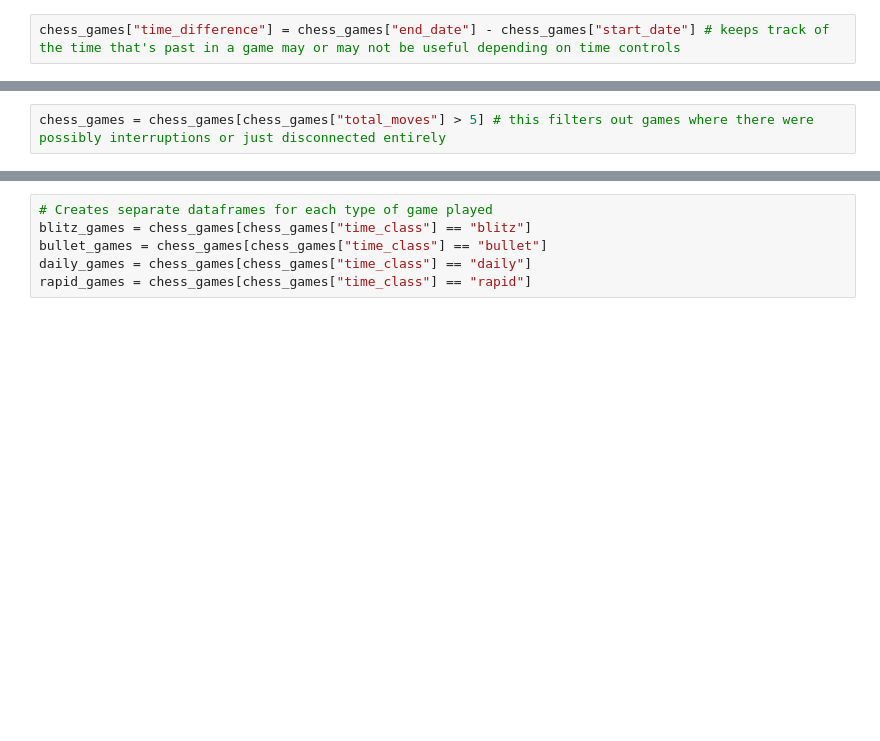
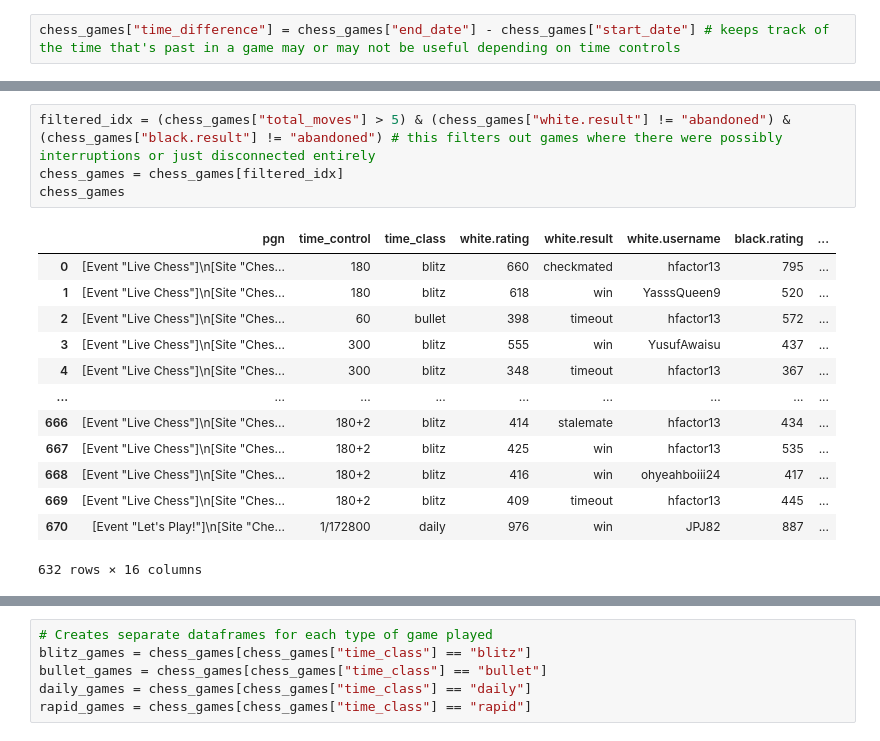
Before and after one commit to hfactor13/MyChessGames, a Jupyter notebook: chess_analysis.ipynb, the cells around one changed output, grey strips where cells are left out. Drawn from its saved outputs; the diff is of its cells as text; blank space fills up the shorter version.

```diff
--- a/chess_analysis.ipynb
+++ b/chess_analysis.ipynb
@@ -254,4 +251,20 @@ chess_games[["start_date", "end_date"]] # double checking format of start and en
 671 rows × 2 columns
 # %%
-chess_games = chess_games[chess_games["total_moves"] > 5] # this filters out games where there were possibly interruptions or just disconnected entirely
+filtered_idx = (chess_games["total_moves"] > 5) & (chess_games["white.result"] != "abandoned") & (chess_games["black.result"] != "abandoned") # this filters out games where there were possibly interruptions or just disconnected entirely
+chess_games = chess_games[filtered_idx]
+chess_games
+# %% [output]
+|  | pgn | time_control | time_class | white.rating | white.result | white.username | black.rating | ... |
+| 0 | [Event "Live Chess"]\n[Site "Ches... | 180 | blitz | 660 | checkmated | hfactor13 | 795 | ... |
+| 1 | [Event "Live Chess"]\n[Site "Ches... | 180 | blitz | 618 | win | YasssQueen9 | 520 | ... |
+| 2 | [Event "Live Chess"]\n[Site "Ches... | 60 | bullet | 398 | timeout | hfactor13 | 572 | ... |
+| 3 | [Event "Live Chess"]\n[Site "Ches... | 300 | blitz | 555 | win | YusufAwaisu | 437 | ... |
+| 4 | [Event "Live Chess"]\n[Site "Ches... | 300 | blitz | 348 | timeout | hfactor13 | 367 | ... |
+| ... | ... | ... | ... | ... | ... | ... | ... | ... |
+| 666 | [Event "Live Chess"]\n[Site "Ches... | 180+2 | blitz | 414 | stalemate | hfactor13 | 434 | ... |
+| 667 | [Event "Live Chess"]\n[Site "Ches... | 180+2 | blitz | 425 | win | hfactor13 | 535 | ... |
+| 668 | [Event "Live Chess"]\n[Site "Ches... | 180+2 | blitz | 416 | win | ohyeahboiii24 | 417 | ... |
+| 669 | [Event "Live Chess"]\n[Site "Ches... | 180+2 | blitz | 409 | timeout | hfactor13 | 445 | ... |
+| 670 | [Event "Let's Play!"]\n[Site "Che... | 1/172800 | daily | 976 | win | JPJ82 | 887 | ... |
+632 rows × 16 columns
 # %%
```
Also changed, not shown: parts of 9 cells of this notebook.
